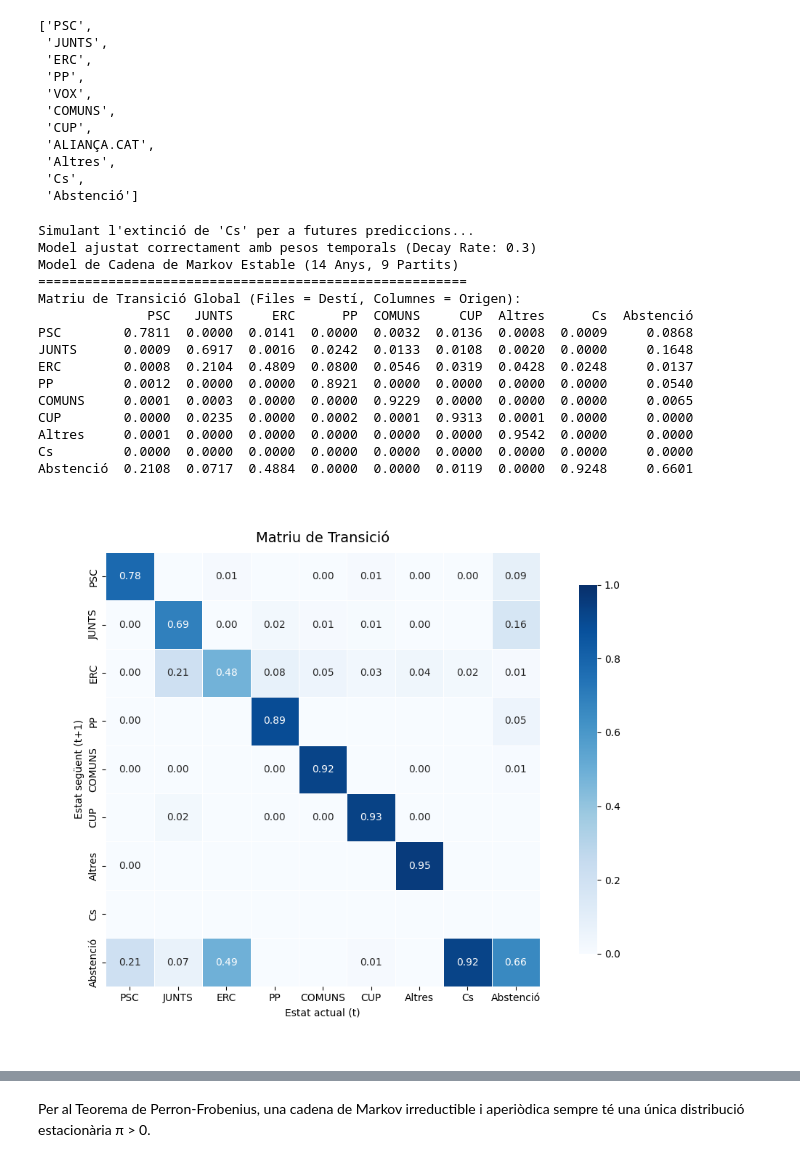
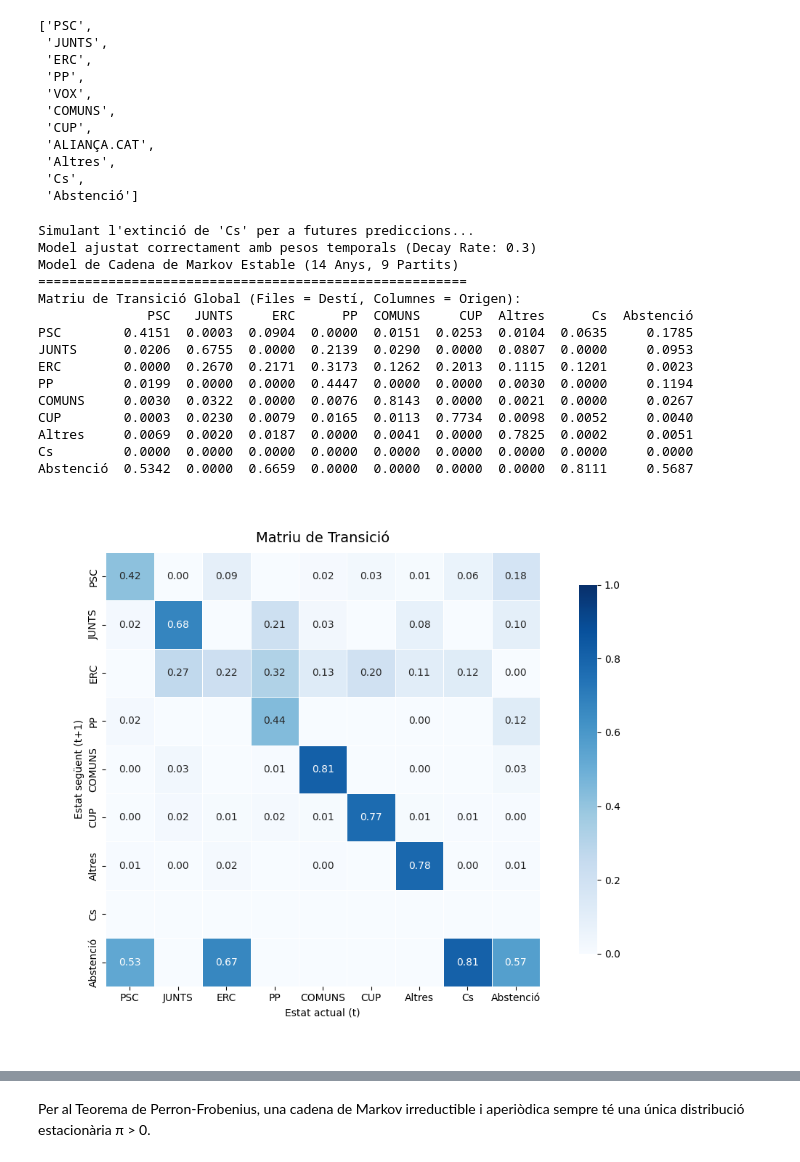
Before and after one commit to la1qa/Markov-Modelling-of-Electoral-Systems, a Jupyter notebook: eliminant.ipynb, the cells around one changed output, grey strips where cells are left out. Cells and saved outputs as stored; diff of their text form; code cells hidden in the pictures.

```diff
--- a/eliminant.ipynb
+++ b/eliminant.ipynb
@@ -39,52 +39,52 @@ list(df.columns)
  'Cs',
  'Abstenció']
 # %%
-# from utils import StableMarkovChain
+from utils import StableMarkovChain
 
-# df.drop(columns=["VOX", "ALIANÇA.CAT"], inplace=True)
-# df = df.div(df.sum(axis=1), axis=0)
+df.drop(columns=["VOX", "ALIANÇA.CAT"], inplace=True)
+df = df.div(df.sum(axis=1), axis=0)
 
-# mc = StableMarkovChain(df)
-# mc.fit(decay_rate=0.3,sparse_threshold=1e-9,fidelitat_threshold=0.001)
+mc = StableMarkovChain(df)
+mc.fit(decay_rate=0.3,sparse_threshold=1e-9,fidelitat_threshold=0.001)
 
-# mc.columns = mc.transition_matrix.columns
-# mc.num_columns = len(mc.columns)
+mc.columns = mc.transition_matrix.columns
+mc.num_columns = len(mc.columns)
 
-# print(mc)
-# mc.plot_transition_matrix()
+print(mc)
+mc.plot_transition_matrix()
+# %% [output]
+Simulant l'extinció de 'Cs' per a futures prediccions...
+Model ajustat correctament amb pesos temporals (Decay Rate: 0.3)
+Model de Cadena de Markov Estable (14 Anys, 9 Partits)
+=======================================================
+Matriu de Transició Global (Files = Destí, Columnes = Origen):
+              PSC   JUNTS     ERC      PP  COMUNS     CUP  Altres      Cs  Abstenció
+PSC        0.4151  0.0003  0.0904  0.0000  0.0151  0.0253  0.0104  0.0635     0.1785
+JUNTS      0.0206  0.6755  0.0000  0.2139  0.0290  0.0000  0.0807  0.0000     0.0953
+ERC        0.0000  0.2670  0.2171  0.3173  0.1262  0.2013  0.1115  0.1201     0.0023
+PP         0.0199  0.0000  0.0000  0.4447  0.0000  0.0000  0.0030  0.0000     0.1194
+COMUNS     0.0030  0.0322  0.0000  0.0076  0.8143  0.0000  0.0021  0.0000     0.0267
+CUP        0.0003  0.0230  0.0079  0.0165  0.0113  0.7734  0.0098  0.0052     0.0040
+Altres     0.0069  0.0020  0.0187  0.0000  0.0041  0.0000  0.7825  0.0002     0.0051
+Cs         0.0000  0.0000  0.0000  0.0000  0.0000  0.0000  0.0000  0.0000     0.0000
+Abstenció  0.5342  0.0000  0.6659  0.0000  0.0000  0.0000  0.0000  0.8111     0.5687
+[figure, added]
 # %%
-from utils import StableMarkovChain
+# from utils import StableMarkovChain
 
-mc = StableMarkovChain(df)
-mc.fit(decay_rate=0.3,sparse_threshold=1e-9,fidelitat_threshold=0.001)
+# mc = StableMarkovChain(df)
+# mc.fit(decay_rate=0.3,sparse_threshold=1e-9,fidelitat_threshold=0.001)
 
-partits_eliminar = ["VOX", "ALIANÇA.CAT"]
-mc.transition_matrix = mc.transition_matrix.drop(
-    index=partits_eliminar, columns=partits_eliminar
-)
+# partits_eliminar = ["VOX", "ALIANÇA.CAT"]
+# mc.transition_matrix = mc.transition_matrix.drop(
+#     index=partits_eliminar, columns=partits_eliminar
+# )
 
-mc.columns = mc.transition_matrix.columns
-mc.num_columns = len(mc.columns)
+# mc.columns = mc.transition_matrix.columns
+# mc.num_columns = len(mc.columns)
 
-print(mc)
-mc.plot_transition_matrix()
+# print(mc)
+# mc.plot_transition_matrix()
-# %% [output]
-Simulant l'extinció de 'Cs' per a futures prediccions...
-Model ajustat correctament amb pesos temporals (Decay Rate: 0.3)
-Model de Cadena de Markov Estable (14 Anys, 9 Partits)
-=======================================================
-Matriu de Transició Global (Files = Destí, Columnes = Origen):
-              PSC   JUNTS     ERC      PP  COMUNS     CUP  Altres      Cs  Abstenció
-PSC        0.7811  0.0000  0.0141  0.0000  0.0032  0.0136  0.0008  0.0009     0.0868
-JUNTS      0.0009  0.6917  0.0016  0.0242  0.0133  0.0108  0.0020  0.0000     0.1648
-ERC        0.0008  0.2104  0.4809  0.0800  0.0546  0.0319  0.0428  0.0248     0.0137
-PP         0.0012  0.0000  0.0000  0.8921  0.0000  0.0000  0.0000  0.0000     0.0540
-COMUNS     0.0001  0.0003  0.0000  0.0000  0.9229  0.0000  0.0000  0.0000     0.0065
-CUP        0.0000  0.0235  0.0000  0.0002  0.0001  0.9313  0.0001  0.0000     0.0000
-Altres     0.0001  0.0000  0.0000  0.0000  0.0000  0.0000  0.9542  0.0000     0.0000
-Cs         0.0000  0.0000  0.0000  0.0000  0.0000  0.0000  0.0000  0.0000     0.0000
-Abstenció  0.2108  0.0717  0.4884  0.0000  0.0000  0.0119  0.0000  0.9248     0.6601
-[figure, removed]
 # %%
 print(mc.get_steady_state())
 mc.plot_steady_state(filename="steady_state_eliminant.png")
```
Also changed, not shown: parts of 9 cells of this notebook, 6 other files.
